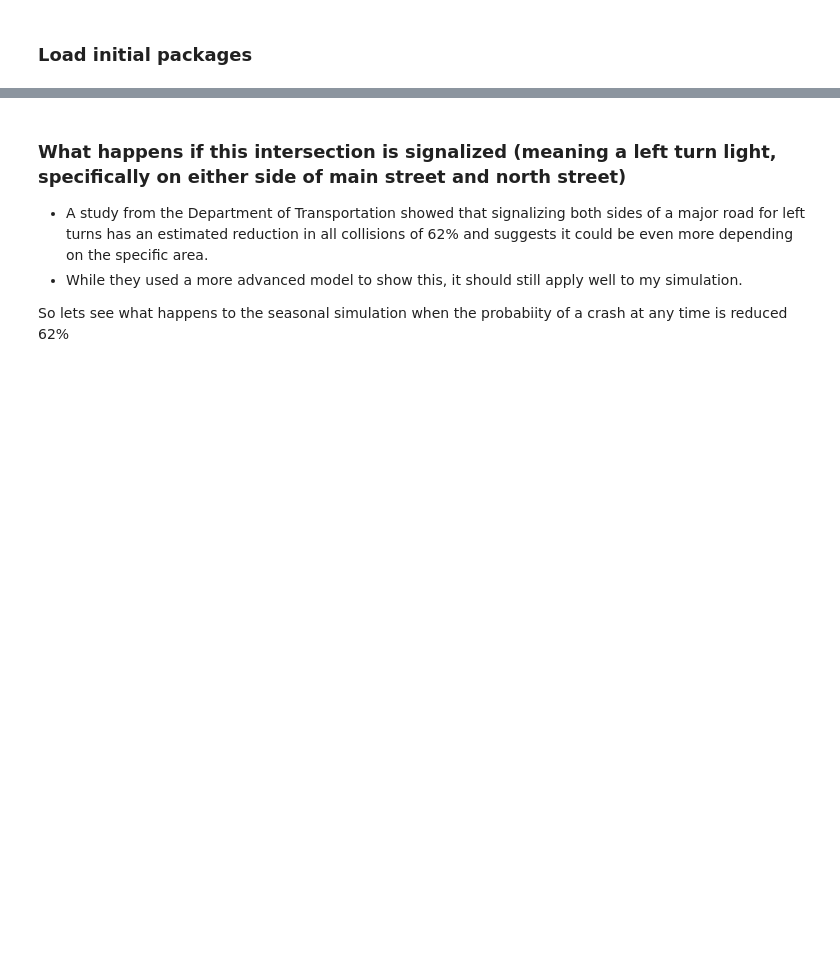
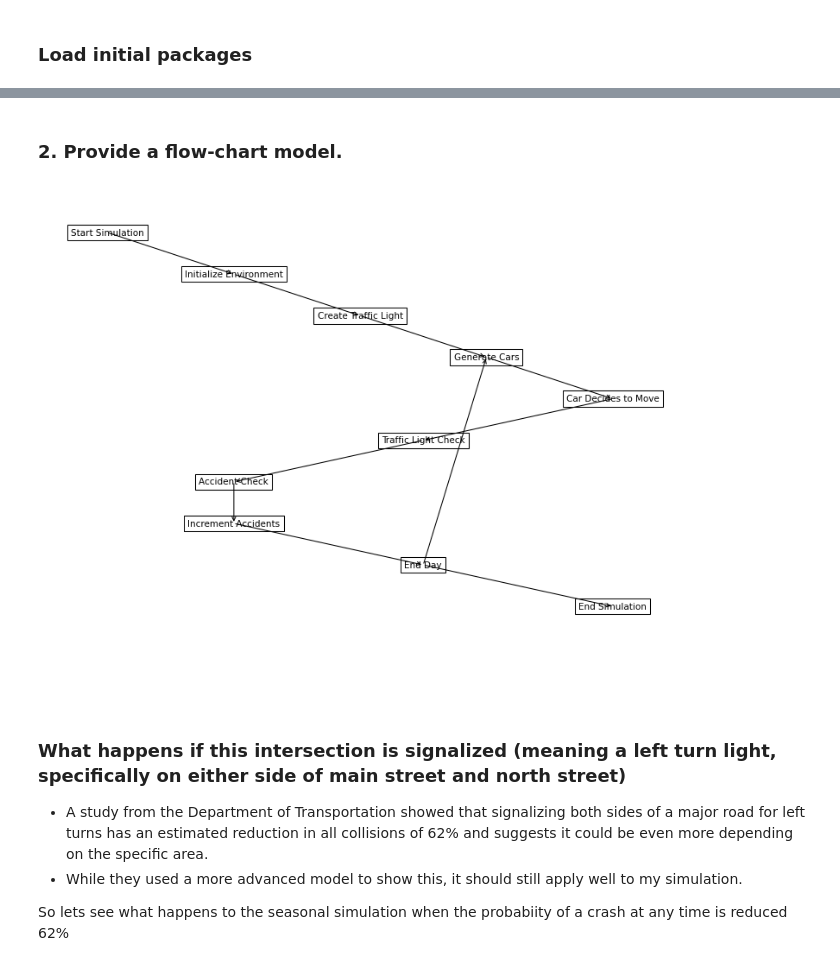
Before and after one commit to jonburns2454/DATA-604, a Jupyter notebook: FINAL PROJECT/final_project_JBurns.ipynb, the cells around one changed output, grey strips where cells are left out. Cells and saved outputs as stored; diff of their text form; code cells hidden in the pictures; blank space fills up the shorter version.

```diff
--- a/FINAL PROJECT/final_project_JBurns.ipynb
+++ b/FINAL PROJECT/final_project_JBurns.ipynb
@@ -365,3 +37,74 @@ plt.show()
+# %% [markdown]
+### 2.  Provide a flow-chart model.
+# %%
+import matplotlib.pyplot as plt
+
+def draw_arrow(ax, start, end):
+    """Draws an arrow from start to end on the given axes."""
+    ax.annotate("", xy=end, xycoords='data', xytext=start, textcoords='data',
+                arrowprops=dict(arrowstyle="->", connectionstyle="arc3"))
+
+def setup_figure():
+    """Sets up the matplotlib figure and axes."""
+    fig, ax = plt.subplots(figsize=(12, 8))
+    ax.set_xlim(0, 12)
+    ax.set_ylim(0, 12)
+    ax.axis('off')
+    return fig, ax
+
+def draw_nodes(ax, nodes):
+    """Draws nodes on the given axes."""
+    for node, (x, y) in nodes.items():
+        ax.text(x, y, node, ha='center', va='center', bbox=dict(facecolor='white', edgecolor='black'))
+
+def draw_edges(ax, nodes, edges):
+    """Draws edges between nodes on the given axes."""
+    for start, end in edges:
+        start_pos, end_pos = nodes[start], nodes[end]
+        draw_arrow(ax, start_pos, end_pos)
+
+# Main code
+if __name__ == "__main__":
+    # Setup figure
+    fig, ax = setup_figure()
+
+    # Define nodes and their positions
+    nodes = {
+        'Start Simulation': (1, 11),
+        'Initialize Environment': (3, 10),
+        'Create Traffic Light': (5, 9),
+        'Generate Cars': (7, 8),
+        'Car Decides to Move': (9, 7),
+        'Traffic Light Check': (6, 6),
+        'Accident Check': (3, 5),
+        'Increment Accidents': (3, 4),
+        'End Day': (6, 3),
+        'End Simulation': (9, 2)
+    }
+
+    # Define edges between nodes
+    edges = [
+        ('Start Simulation', 'Initialize Environment'),
+        ('Initialize Environment', 'Create Traffic Light'),
+        ('Create Traffic Light', 'Generate Cars'),
+        ('Generate Cars', 'Car Decides to Move'),
+        ('Car Decides to Move', 'Traffic Light Check'),
+        ('Traffic Light Check', 'Accident Check'),
+        ('Accident Check', 'Increment Accidents'),
+        ('Increment Accidents', 'End Day'),
+        ('End Day', 'Generate Cars'),
+        ('End Day', 'End Simulation')
+    ]
+
+    # Draw nodes and edges
+    draw_nodes(ax, nodes)
+    draw_edges(ax, nodes, edges)
+
+    # Display the flowchart
+    plt.tight_layout()
+    plt.show()
+# %% [output]
+[figure, added]
 # %% [markdown]
 ### What happens if this intersection is signalized (meaning a left turn light, specifically on either side of main street and north street)
 * A study from the Department of Transportation showed that signalizing both sides of a major road for left turns has an estimated reduction in all collisions of 62% and suggests it could be even more depending on the specific area.
```
Also changed, not shown: parts of 19 cells of this notebook.
